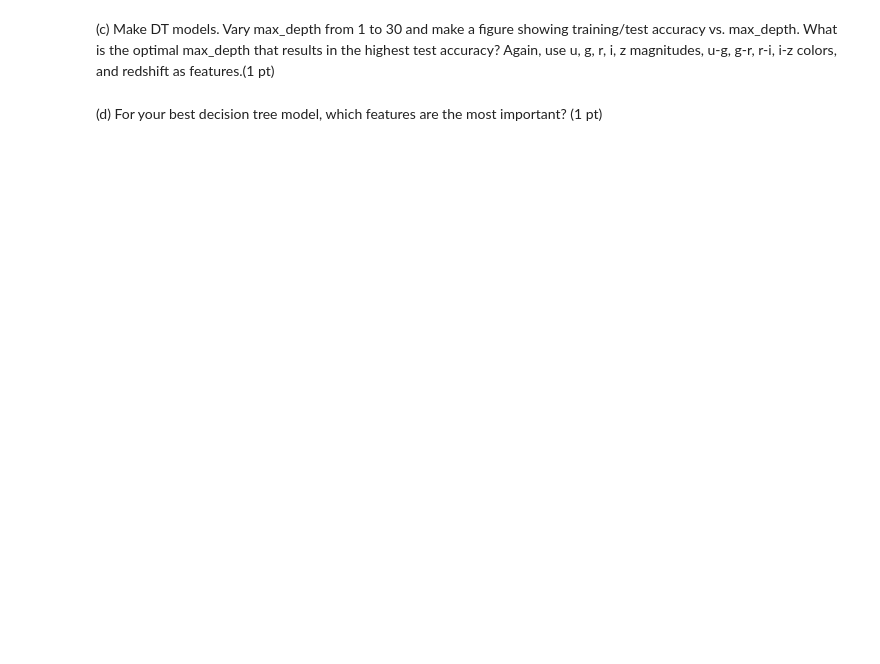
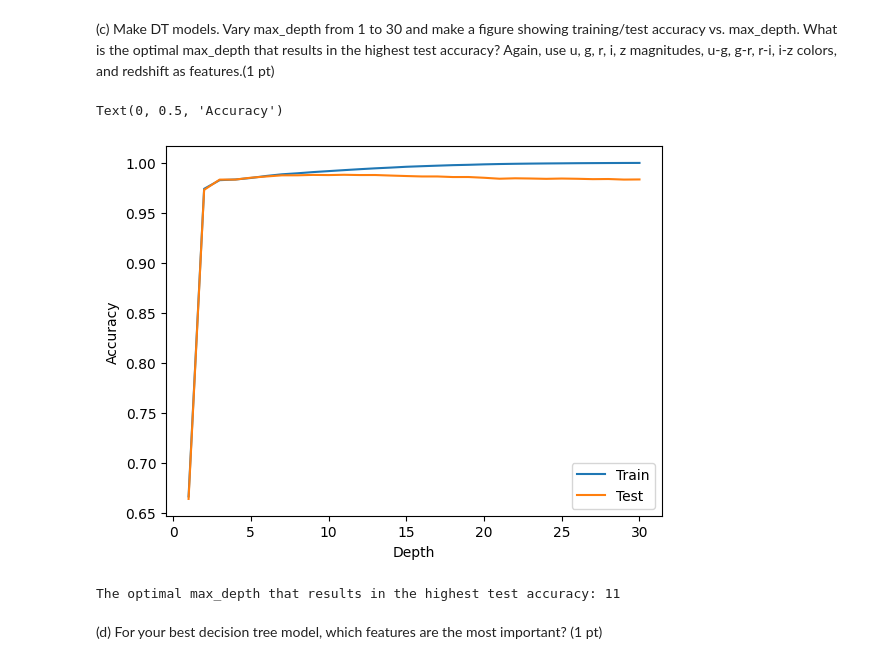
Before and after one commit to SpacialTree/HomeworkBack, a Jupyter notebook: MachineLearning/Homework/HW1/AST7939_homework1.ipynb, the cells around one changed output. Drawn from its saved outputs; the diff is of its cells as text; code cells hidden in the pictures; blank space fills up the shorter version.

```diff
--- a/MachineLearning/Homework/HW1/AST7939_homework1.ipynb
+++ b/MachineLearning/Homework/HW1/AST7939_homework1.ipynb
@@ -158,2 +183,28 @@ X_train, X_test, y_train, y_test = train_test_split(X, y, random_state=0)
+# %%
+# Vary max depth from 1-30, same as in class
+
+top = 30
+depth = np.arange(1, top+1)
+train_acc_dt = np.zeros(top)
+test_acc_dt = np.zeros(top)
+
+for d in depth:
+    model = DecisionTreeClassifier(max_depth=d, random_state=0)
+    model.fit(X_train, y_train)
+    train_acc_dt[d-1] = model.score(X_train, y_train)
+    test_acc_dt[d-1] = model.score(X_test, y_test)
+
+plt.plot(depth, train_acc_dt, label='Train')
+plt.plot(depth, test_acc_dt, label='Test')
+plt.legend()
+plt.xlabel('Depth')
+plt.ylabel('Accuracy')
+# %% [output]
+Text(0, 0.5, 'Accuracy')
+[figure, added]
+# %%
+print('The optimal max_depth that results in the highest test accuracy:', depth[np.argmax(test_acc_dt)])
+# %% [output]
+The optimal max_depth that results in the highest test accuracy: 11
 # %% [markdown]
 (d) For your best decision tree model, which features are the most important? (1 pt)
```
Also changed, not shown: parts of 28 cells of this notebook, 6 other files.
